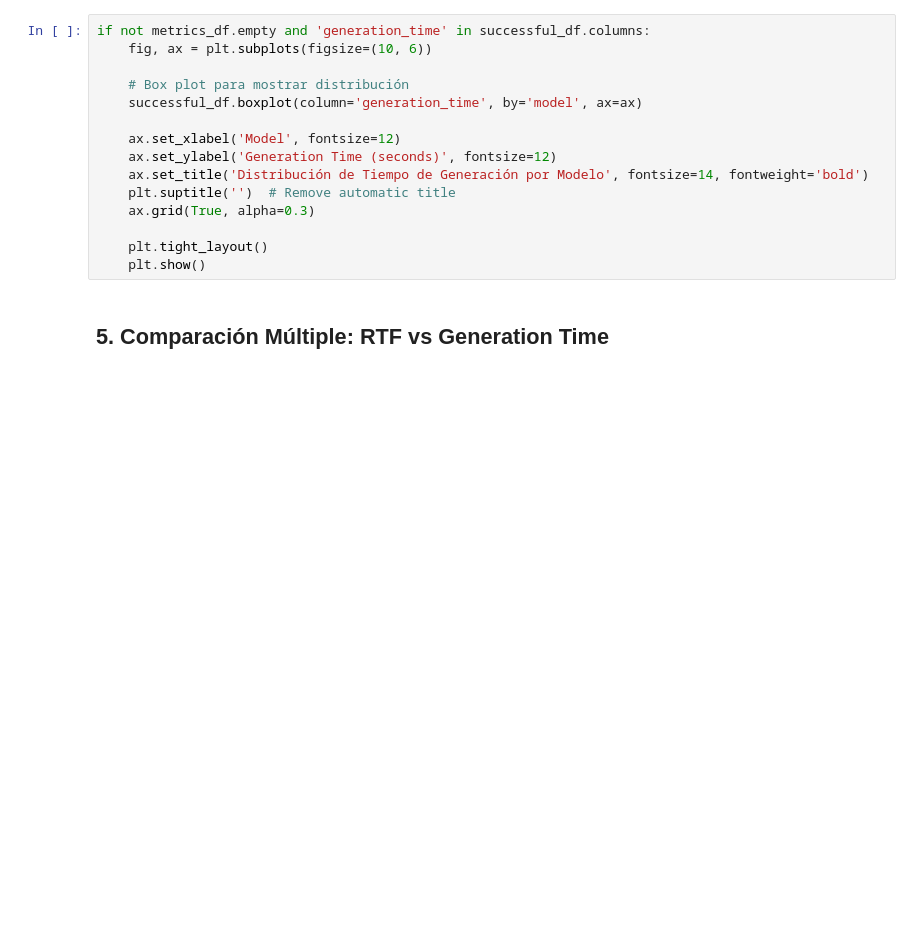
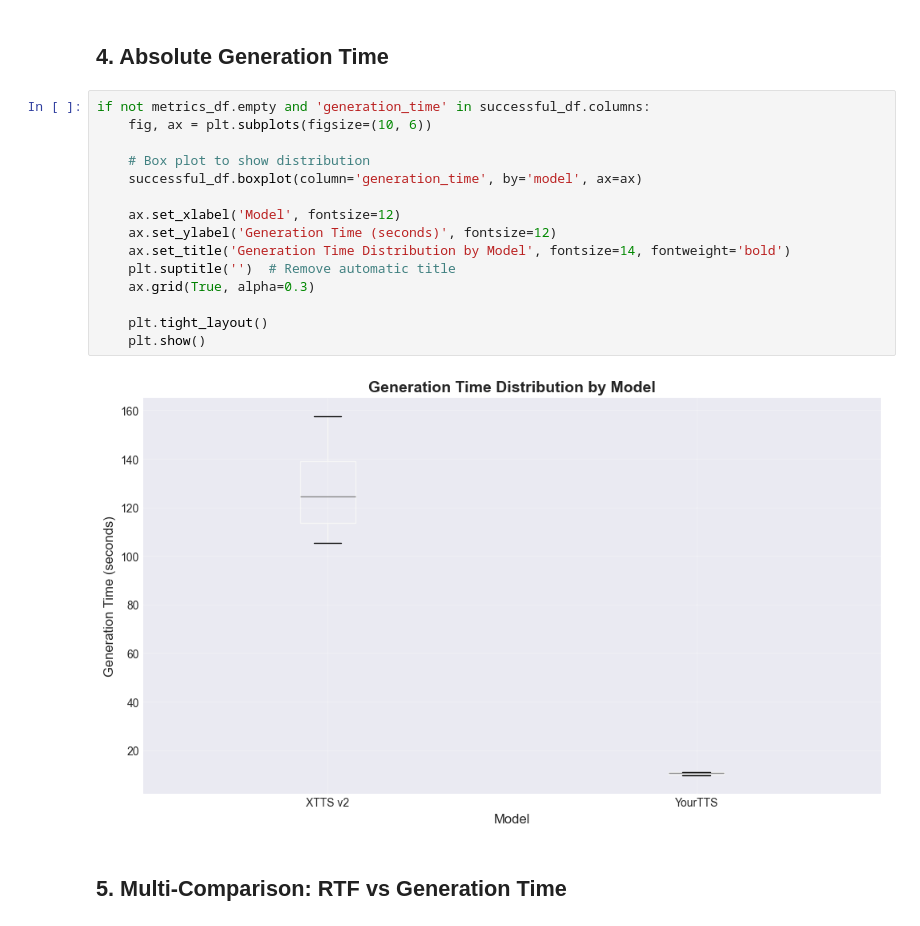
Before and after one commit to VforVitorio/TTS_zero_shot_cloning, a Jupyter notebook: evaluation/evaluation.ipynb, the cells around one changed output. Saved outputs shown, nothing was run; the diff lists cells and outputs as text; blank space fills up the shorter version.

```diff
--- a/evaluation/evaluation.ipynb
+++ b/evaluation/evaluation.ipynb
@@ -157,20 +181,24 @@ if not metrics_df.empty and 'rtf' in successful_df.columns:
+# %% [markdown]
+## 4. Absolute Generation Time
 # %%
 if not metrics_df.empty and 'generation_time' in successful_df.columns:
     fig, ax = plt.subplots(figsize=(10, 6))
 
-    # Box plot para mostrar distribución
+    # Box plot to show distribution
     successful_df.boxplot(column='generation_time', by='model', ax=ax)
 
     ax.set_xlabel('Model', fontsize=12)
     ax.set_ylabel('Generation Time (seconds)', fontsize=12)
-    ax.set_title('Distribución de Tiempo de Generación por Modelo', fontsize=14, fontweight='bold')
+    ax.set_title('Generation Time Distribution by Model', fontsize=14, fontweight='bold')
     plt.suptitle('')  # Remove automatic title
     ax.grid(True, alpha=0.3)
 
     plt.tight_layout()
     plt.show()
+# %% [output]
+[figure, added]
 # %% [markdown]
-## 5. Comparación Múltiple: RTF vs Generation Time
+## 5. Multi-Comparison: RTF vs Generation Time
 # %%
 if not metrics_df.empty:
     fig, axes = plt.subplots(1, 2, figsize=(15, 5))
```
Also changed, not shown: parts of 22 cells of this notebook, 18 other files.
